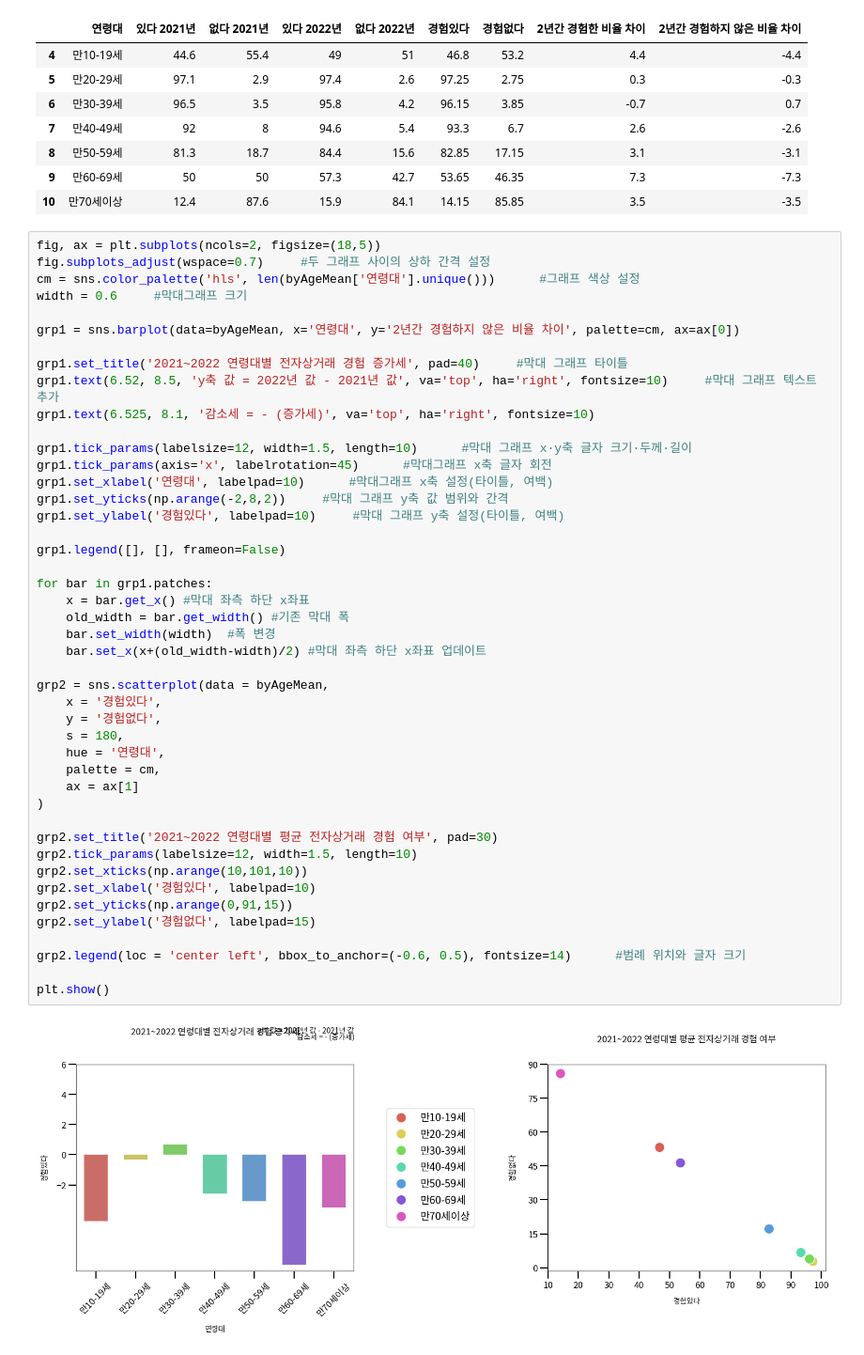
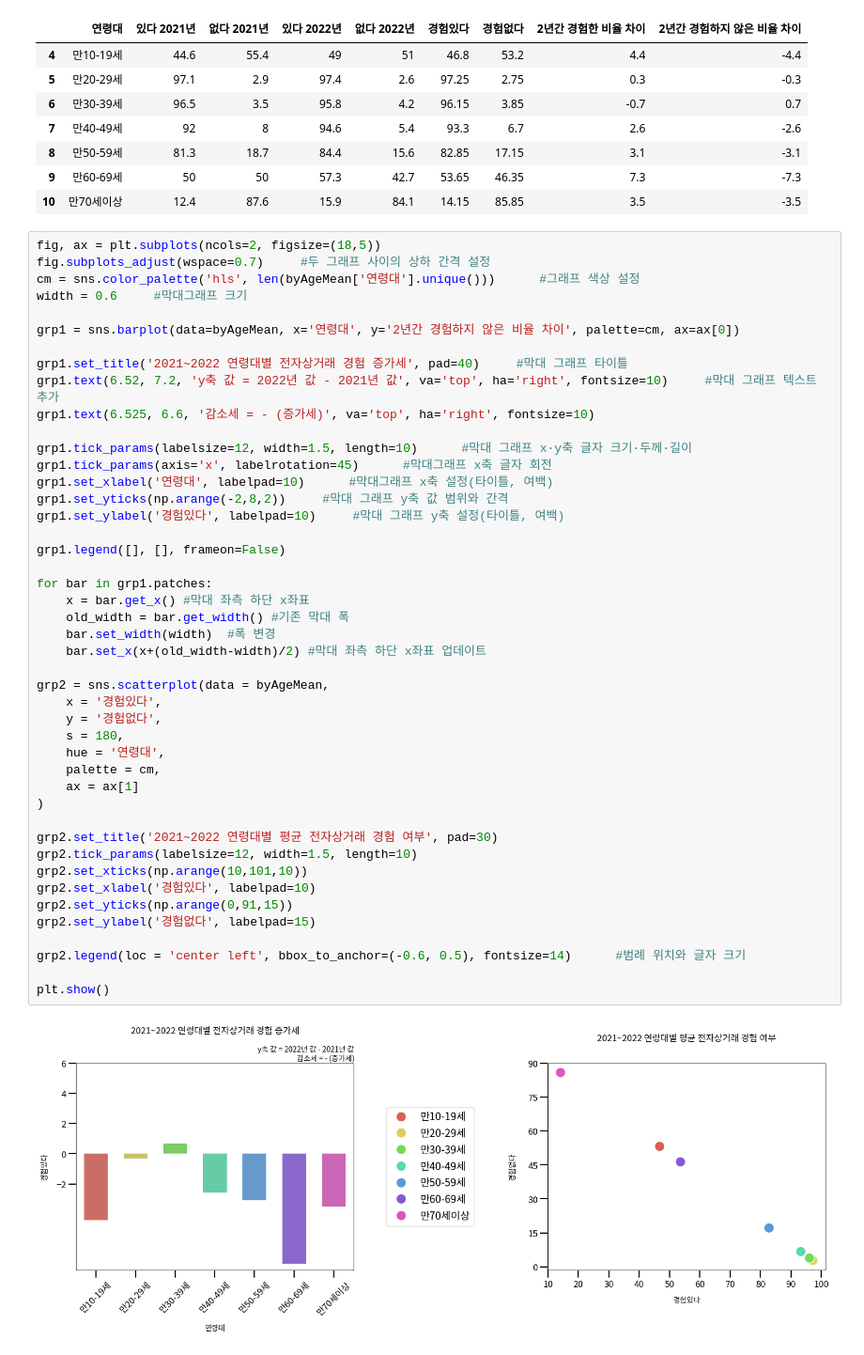
Before and after one commit to youngju612/Data-Analysis, a Jupyter notebook: Creative_Convergence_Competition_2023/Python/Ecommerce_membership.ipynb, the cells around one changed output. Shown at 94% size. Cells and saved outputs as stored; diff of their text form.

```diff
--- a/Creative_Convergence_Competition_2023/Python/Ecommerce_membership.ipynb
+++ b/Creative_Convergence_Competition_2023/Python/Ecommerce_membership.ipynb
@@ -88,8 +88,8 @@ width = 0.6     #막대그래프 크기
 grp1 = sns.barplot(data=byAgeMean, x='연령대', y='2년간 경험하지 않은 비율 차이', palette=cm, ax=ax[0])
 
 grp1.set_title('2021~2022 연령대별 전자상거래 경험 증가세', pad=40)     #막대 그래프 타이틀
-grp1.text(6.52, 8.5, 'y축 값 = 2022년 값 - 2021년 값', va='top', ha='right', fontsize=10)     #막대 그래프 텍스트 추가
-grp1.text(6.525, 8.1, '감소세 = - (증가세)', va='top', ha='right', fontsize=10)
+grp1.text(6.52, 7.2, 'y축 값 = 2022년 값 - 2021년 값', va='top', ha='right', fontsize=10)     #막대 그래프 텍스트 추가
+grp1.text(6.525, 6.6, '감소세 = - (증가세)', va='top', ha='right', fontsize=10)
 
 grp1.tick_params(labelsize=12, width=1.5, length=10)      #막대 그래프 x·y축 글자 크기·두께·길이
 grp1.tick_params(axis='x', labelrotation=45)      #막대그래프 x축 글자 회전
@@ -98,31 +98,31 @@ grp1.set_yticks(np.arange(-2,8,2))     #막대 그래프 y축 값 범위와 간
 grp1.set_ylabel('경험있다', labelpad=10)     #막대 그래프 y축 설정(타이틀, 여백)
 
 grp1.legend([], [], frameon=False)
 
 for bar in grp1.patches:
     x = bar.get_x() #막대 좌측 하단 x좌표
     old_width = bar.get_width() #기존 막대 폭
     bar.set_width(width)  #폭 변경
     bar.set_x(x+(old_width-width)/2) #막대 좌측 하단 x좌표 업데이트
 
 grp2 = sns.scatterplot(data = byAgeMean,
     x = '경험있다',
     y = '경험없다',
     s = 180,
     hue = '연령대',
     palette = cm,
     ax = ax[1]
 )
 
 grp2.set_title('2021~2022 연령대별 평균 전자상거래 경험 여부', pad=30)
 grp2.tick_params(labelsize=12, width=1.5, length=10)
 grp2.set_xticks(np.arange(10,101,10))
 grp2.set_xlabel('경험있다', labelpad=10)
 grp2.set_yticks(np.arange(0,91,15))
 grp2.set_ylabel('경험없다', labelpad=15)
 
 grp2.legend(loc = 'center left', bbox_to_anchor=(-0.6, 0.5), fontsize=14)      #범례 위치와 글자 크기
 
 plt.show()
 # %% [output]
-[figure, old version]
+[figure, new version]
```
